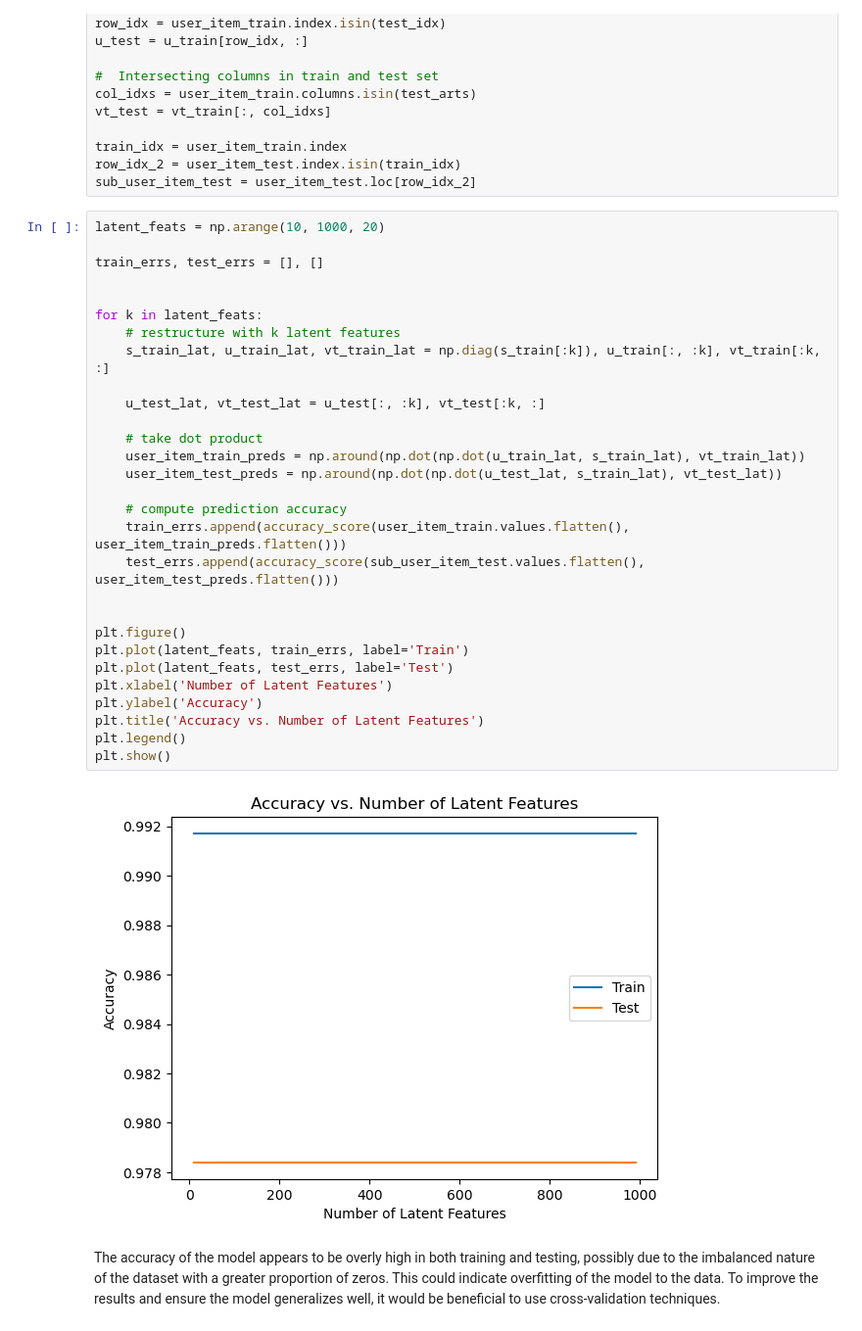
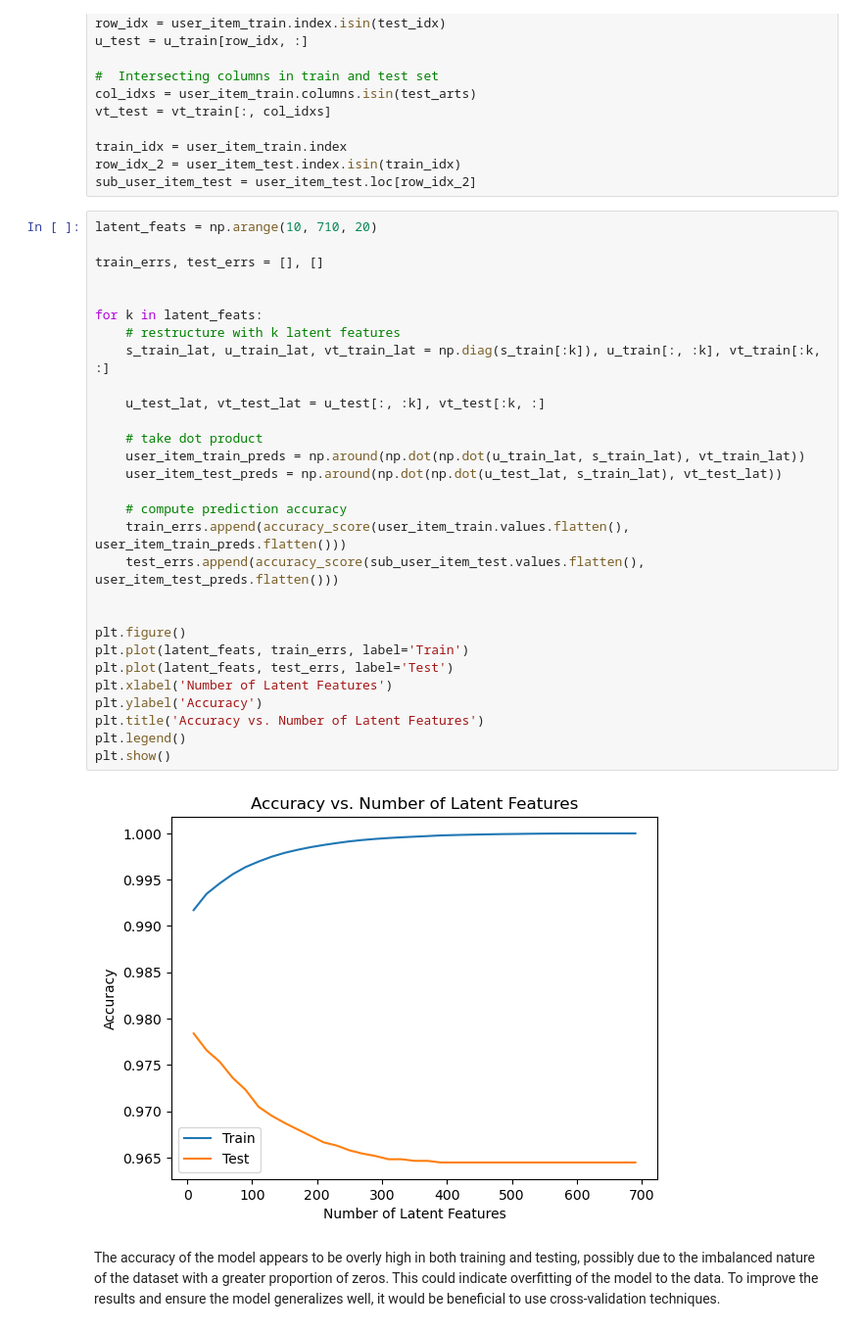
Before and after one commit to seunshix/reccomendationSystemIBM, a Jupyter notebook: Recommendations_with_IBM.ipynb, the cells around one changed output. Shown: that part at 98% size. Cells and saved outputs as stored; diff of their text form.

```diff
--- a/Recommendations_with_IBM.ipynb
+++ b/Recommendations_with_IBM.ipynb
@@ -1037,35 +1035,35 @@ train_idx = user_item_train.index
 row_idx_2 = user_item_test.index.isin(train_idx)
 sub_user_item_test = user_item_test.loc[row_idx_2]
 # %%
-latent_feats = np.arange(10, 1000, 20)
+latent_feats = np.arange(10, 710, 20)
 
 train_errs, test_errs = [], []
 
 
 for k in latent_feats:
     # restructure with k latent features
     s_train_lat, u_train_lat, vt_train_lat = np.diag(s_train[:k]), u_train[:, :k], vt_train[:k, :]
 
     u_test_lat, vt_test_lat = u_test[:, :k], vt_test[:k, :]
 
     # take dot product
     user_item_train_preds = np.around(np.dot(np.dot(u_train_lat, s_train_lat), vt_train_lat))
     user_item_test_preds = np.around(np.dot(np.dot(u_test_lat, s_train_lat), vt_test_lat))
 
     # compute prediction accuracy
     train_errs.append(accuracy_score(user_item_train.values.flatten(), user_item_train_preds.flatten()))
     test_errs.append(accuracy_score(sub_user_item_test.values.flatten(), user_item_test_preds.flatten()))
 
 
 plt.figure()
 plt.plot(latent_feats, train_errs, label='Train')
 plt.plot(latent_feats, test_errs, label='Test')
 plt.xlabel('Number of Latent Features')
 plt.ylabel('Accuracy')
 plt.title('Accuracy vs. Number of Latent Features')
 plt.legend()
 plt.show()
 # %% [output]
-[figure, old version]
+[figure, new version]
 # %% [markdown]
 The accuracy of the model appears to be overly high in both training and testing, possibly due to the imbalanced nature of the dataset with a greater proportion of zeros. This could indicate overfitting of the model to the data. To improve the results and ensure the model generalizes well, it would be beneficial to use cross-validation techniques.
```
Also changed, not shown: parts of 9 cells of this notebook, 1 other file.
